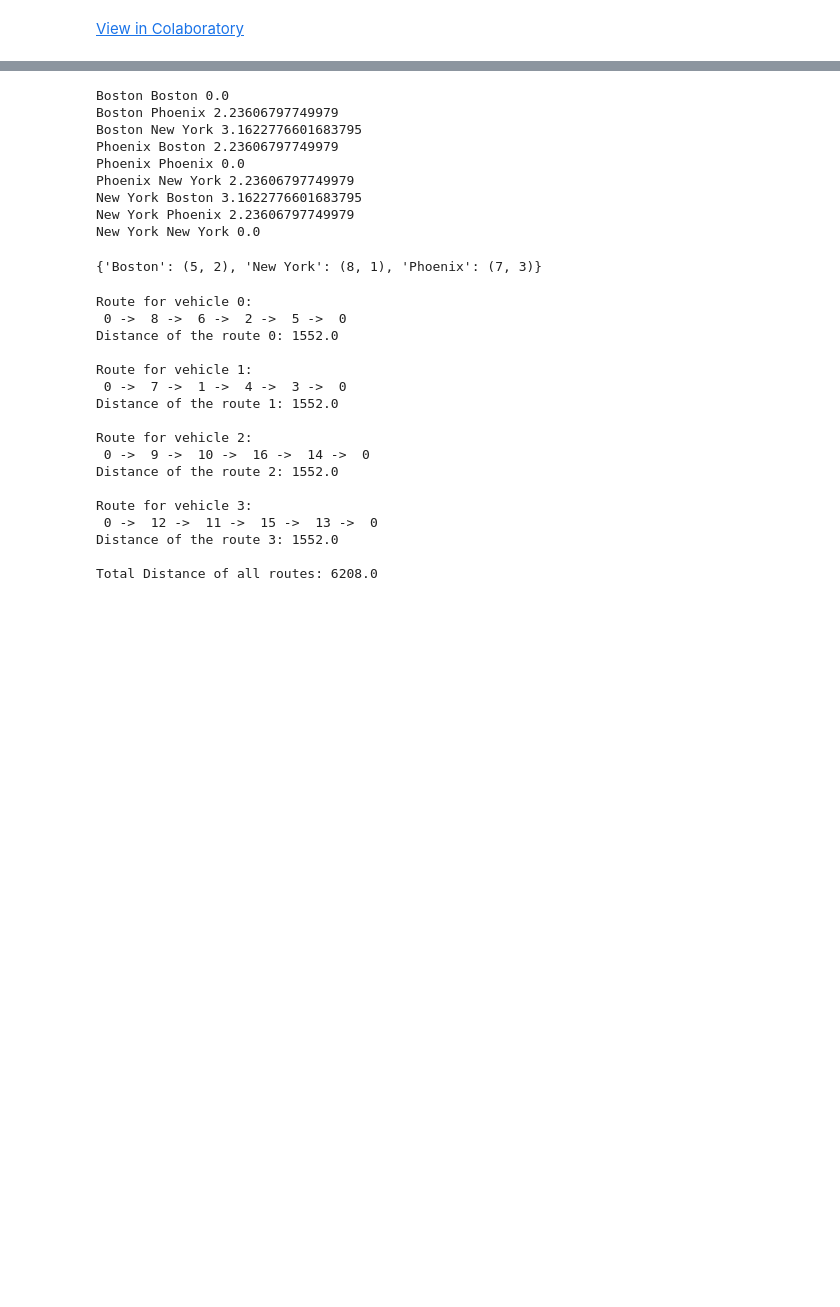
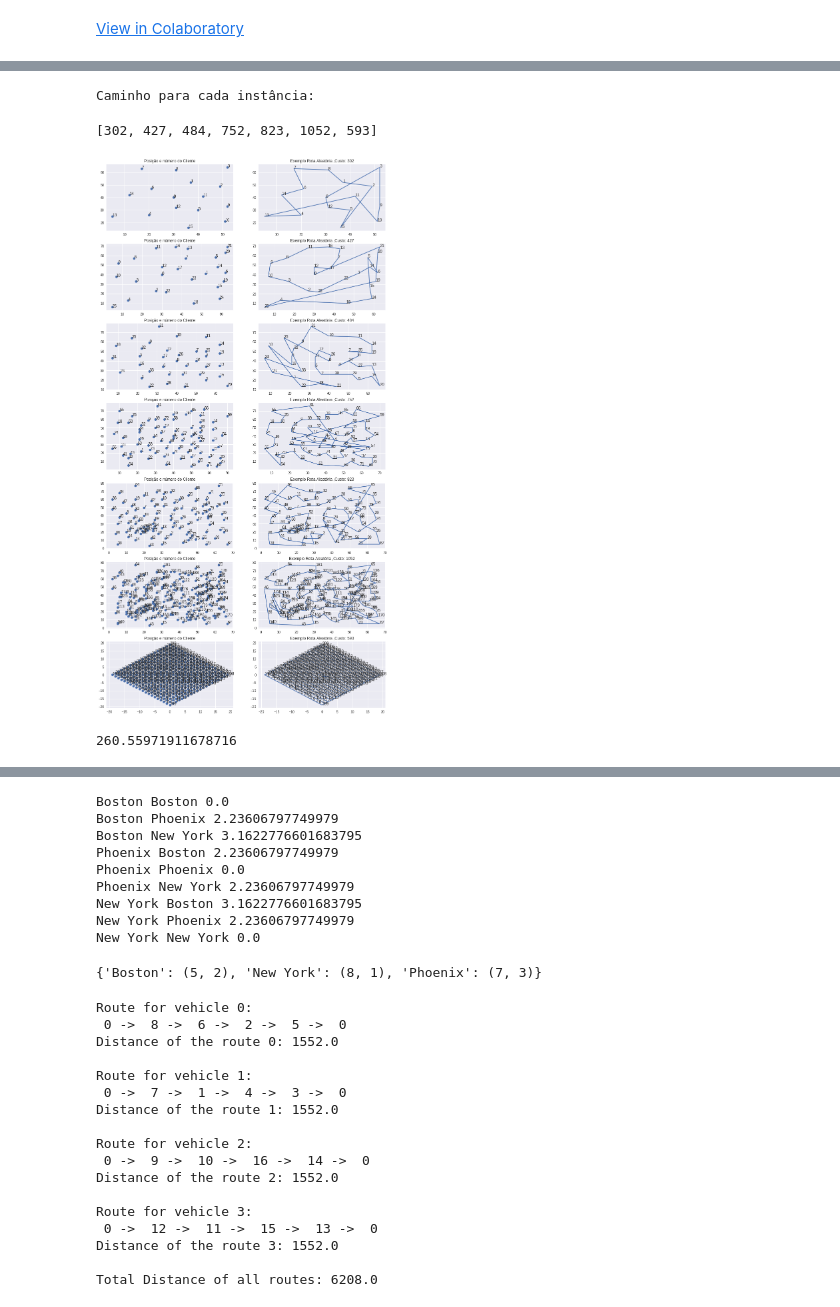
Before and after one commit to MarcChevallier/Machine-Learning, a Jupyter notebook: Heurística.ipynb, the cells around one changed output, grey strips where cells are left out. Drawn from its saved outputs; the diff is of its cells as text; code cells hidden in the pictures; blank space fills up the shorter version.

```diff
--- a/Heurística.ipynb
+++ b/Heurística.ipynb
@@ -217,0 +441,48 @@ NameError: ignored
+# %%
+#@title
+custos = []
+fig, ax = plt.subplots(7, 2, figsize=(15, 30))
+for a in range(len(bases)):
+  V= []
+  x= []
+  y= []
+#  d= []
+
+  V= [i for i in dois_opt(bases[a])]
+  n = len(V)
+  x = []
+  x1= [i for i in bases[a][:,1]]
+  x = [x1[V[i]] for i in range(n)]
+  y1= [i for i in bases[a][:,2]]
+  y = [y1[V[i]] for i in range(n)]
+#  d= [i for i in bases[a][:,3]]
+
+  ax[a,0].scatter(x,y)
+  ax[a,1].plot(x,y)
+  ax[a,0].set_title("Posição e número do Cliente")
+  custo=0
+  for j in range(0,n):
+    ax[a,0].annotate(V[j], (x[j],y[j]))
+    ax[a,1].annotate(V[j], (x[j],y[j]))
+  for j in range(1,n):
+    custo = custo + euclidean(x,y,j-1,j)
+  ax[a,1].set_title("Exemplo Rota Aleatória ,Custo: "+str(int(custo)))
+  custos.append(int(custo))
+print('Caminho para cada instância:')
+custos
+# %% [output]
+Caminho para cada instância:
+[302, 427, 484, 752, 823, 1052, 593]
+[figure, added]
+# %%
+#fazer várias instâncias
+#fazer o custo por dois metodos (subtração e soma do 0)
+#instância / aleatória/NB/2pt
+#exemplos de como pode comparar
+custo_2opt = 0
+for i in range(0,n-1):
+  custo_2opt =   custo_2opt + euclidean(x,y,sol[i],sol[i+1])
+custo_2opt = custo_2opt + euclidean(x,y,sol[n-1],sol[0])
+custo_2opt
+# %% [output]
+260.55971911678716
```
Also changed, not shown: parts of 58 cells of this notebook.
